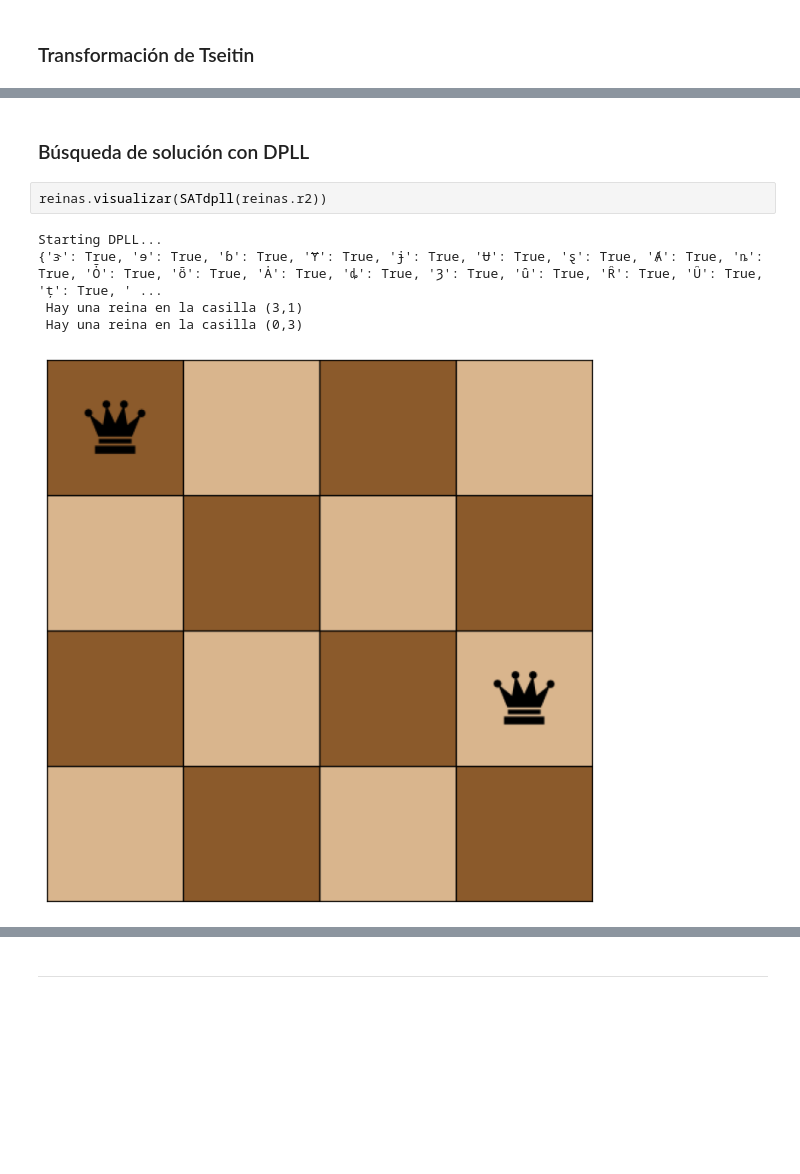
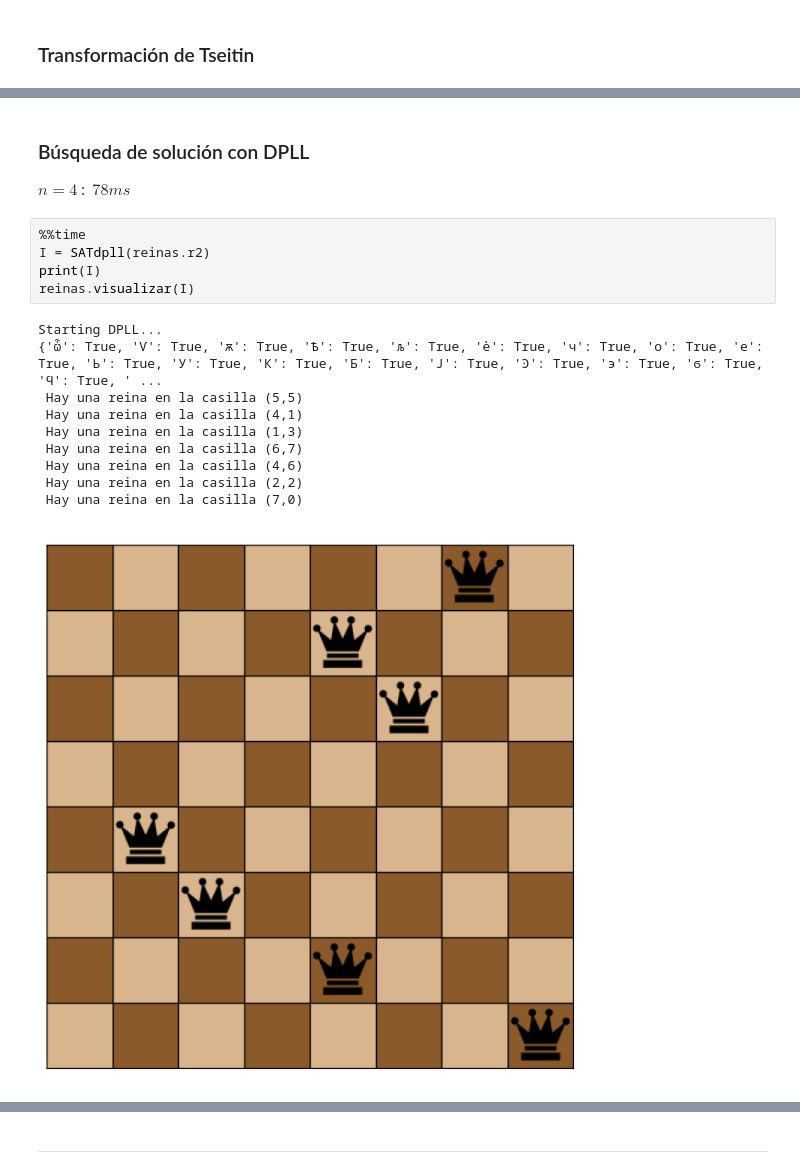
Before and after one commit to matwate/LogicaCC, a Jupyter notebook: G07.ipynb, the cells around one changed output, grey strips where cells are left out. Drawn from its saved outputs; the diff is of its cells as text; blank space fills up the shorter version.

```diff
--- a/G07.ipynb
+++ b/G07.ipynb
@@ -240,10 +281,19 @@ print(tseitin_rule2)
 # %% [markdown]
 ### Búsqueda de solución con DPLL
+$n=4$ : $~78ms$
-# %%
-reinas.visualizar(SATdpll(reinas.r2))
-# %% [output]
-Starting DPLL...
-{'ɝ': True, 'ɘ': True, 'ɓ': True, 'Ɏ': True, 'ɉ': True, 'Ʉ': True, 'ȿ': True, 'Ⱥ': True, 'ȵ': True, 'Ȱ': True, 'ȫ': True, 'Ȧ': True, 'ȡ': True, 'Ȝ': True, 'ȗ': True, 'Ȓ': True, 'Ȗ': True, 'ț': True, ' ...
- Hay una reina en la casilla (3,1)
- Hay una reina en la casilla (0,3)
-[figure, removed]
+# %%
+%%time
+I = SATdpll(reinas.r2)
+print(I)
+reinas.visualizar(I)
+# %% [output]
+Starting DPLL...
+{'ѽ': True, 'Ѵ': True, 'ѫ': True, 'Ѣ': True, 'љ': True, 'ѐ': True, 'ч': True, 'о': True, 'е': True, 'Ь': True, 'У': True, 'К': True, 'Б': True, 'Ј': True, 'Ͽ': True, '϶': True, 'ϭ': True, 'Ϥ': True, ' ...
+ Hay una reina en la casilla (5,5)
+ Hay una reina en la casilla (4,1)
+ Hay una reina en la casilla (1,3)
+ Hay una reina en la casilla (6,7)
+ Hay una reina en la casilla (4,6)
+ Hay una reina en la casilla (2,2)
+ Hay una reina en la casilla (7,0)
+[figure, added]
```
Also changed, not shown: parts of 55 cells of this notebook, 2 other files.
